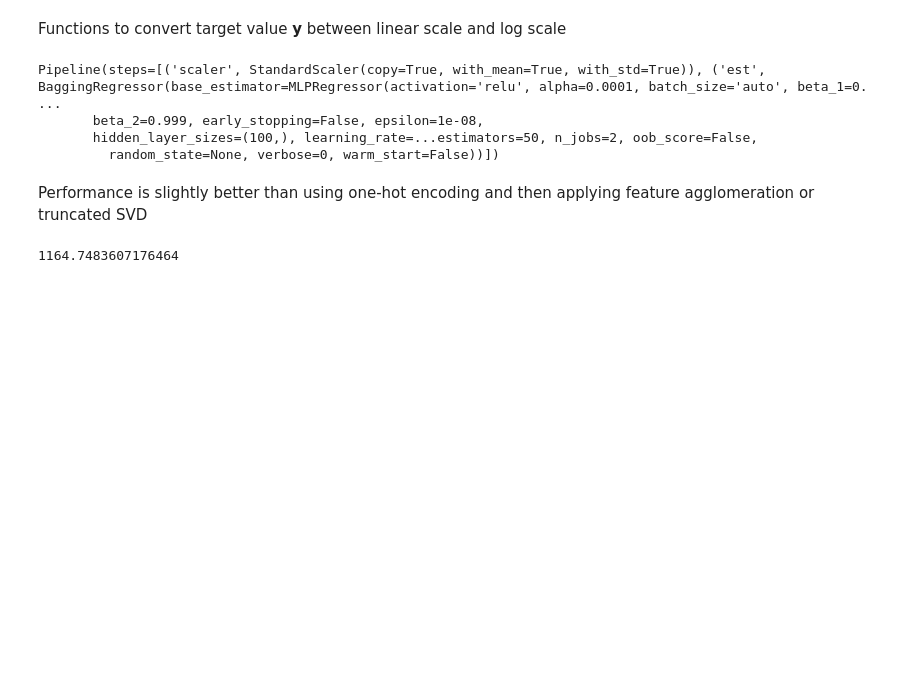
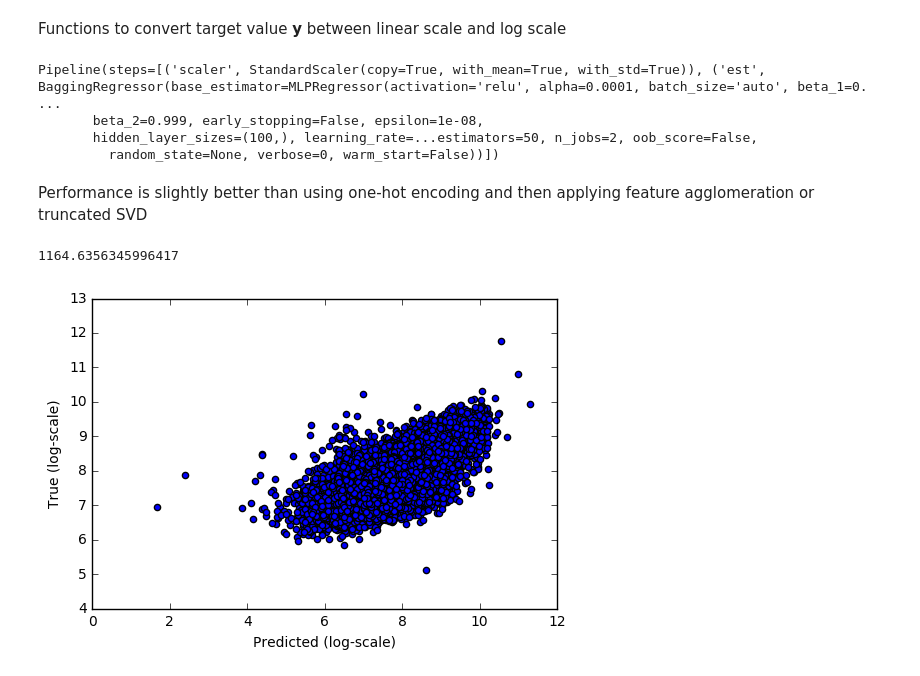
Before and after one commit to chao-ji/allstate_severity, a Jupyter notebook: Modeling and Evaluation (continued).ipynb, the cells around one changed output. Drawn from its saved outputs; the diff is of its cells as text; code cells hidden in the pictures; blank space fills up the shorter version.

```diff
--- a/Modeling and Evaluation (continued).ipynb
+++ b/Modeling and Evaluation (continued).ipynb
@@ -39,5 +17,0 @@ Name: cat100, dtype: int64
-# %%
-mean = y.groupby(train.ix[:, "cat100"]).mean()
-mean = mean.sort_values()
-mean.plot(kind="bar", color="b", alpha=0.7)
-plt.show()
@@ -48,4 +17,0 @@ As we saw in the Exploratory Data Analysis part, in many cases the categorical l
-# %%
-# Compute group mean
-mean= y.groupby(train.ix[:, "cat100"]).mean()
-mean
@@ -70,6 +17,0 @@ Name: loss, dtype: float64
-# %%
-# Normalize by sum
-mean = mean.sort_values()
-mean /= mean.sum()
-mean
-# This is essentially a dict from categorical label to group mean
@@ -177,4 +84,11 @@ y_pred = expm1(pl.predict(X_test))
 
 mean_absolute_error(y_test, y_pred)
 # %% [output]
-1164.7483607176464
+1164.6356345996417
+# %%
+plt.scatter(np.log(y_test), np.log(y_pred), linewidths=1.0)
+plt.xlabel("Predicted (log-scale)")
+plt.ylabel("True (log-scale)")
+plt.show()
+# %% [output]
+[figure, added]
```
Also changed, not shown: parts of 11 cells of this notebook.
